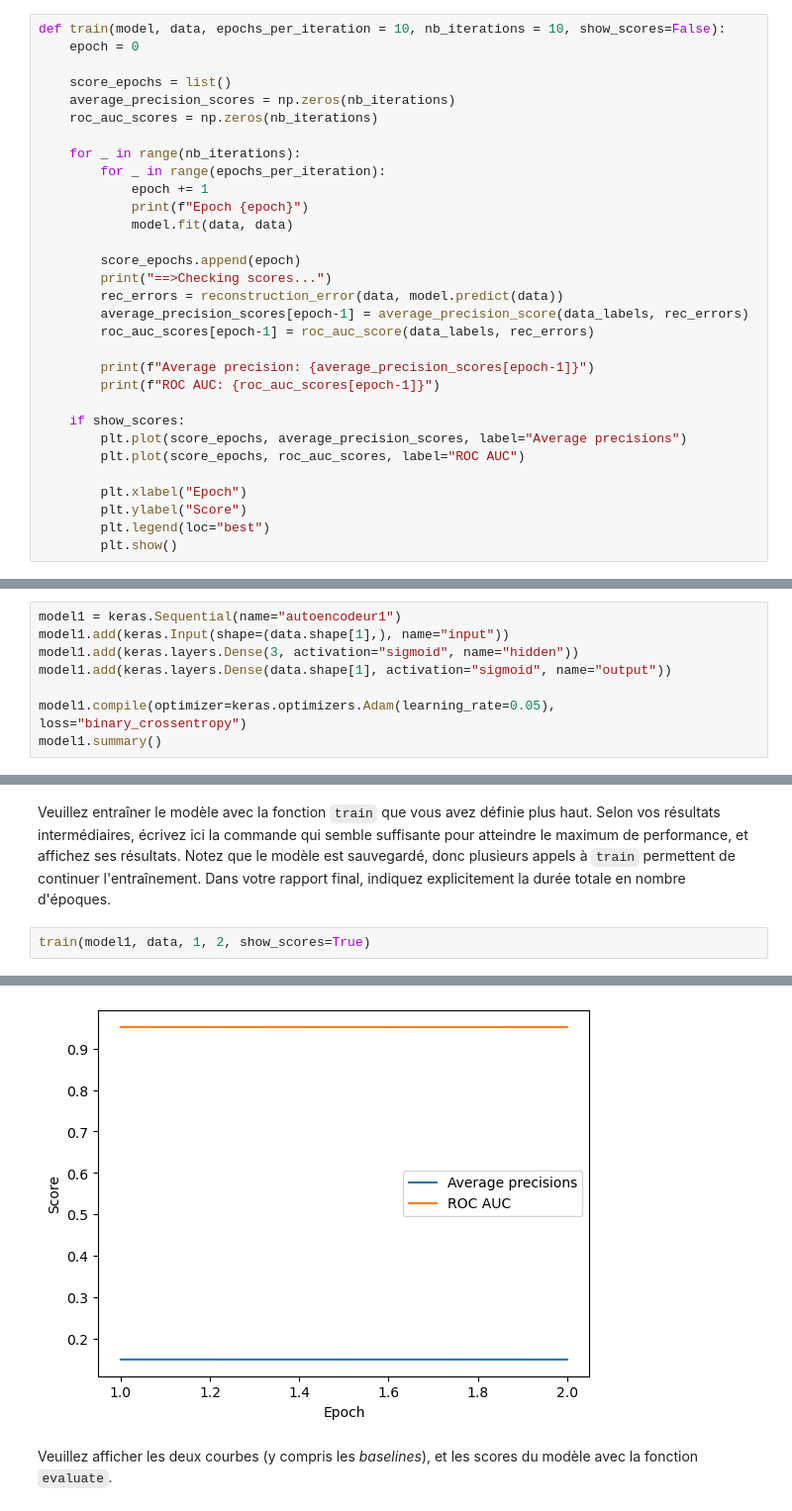
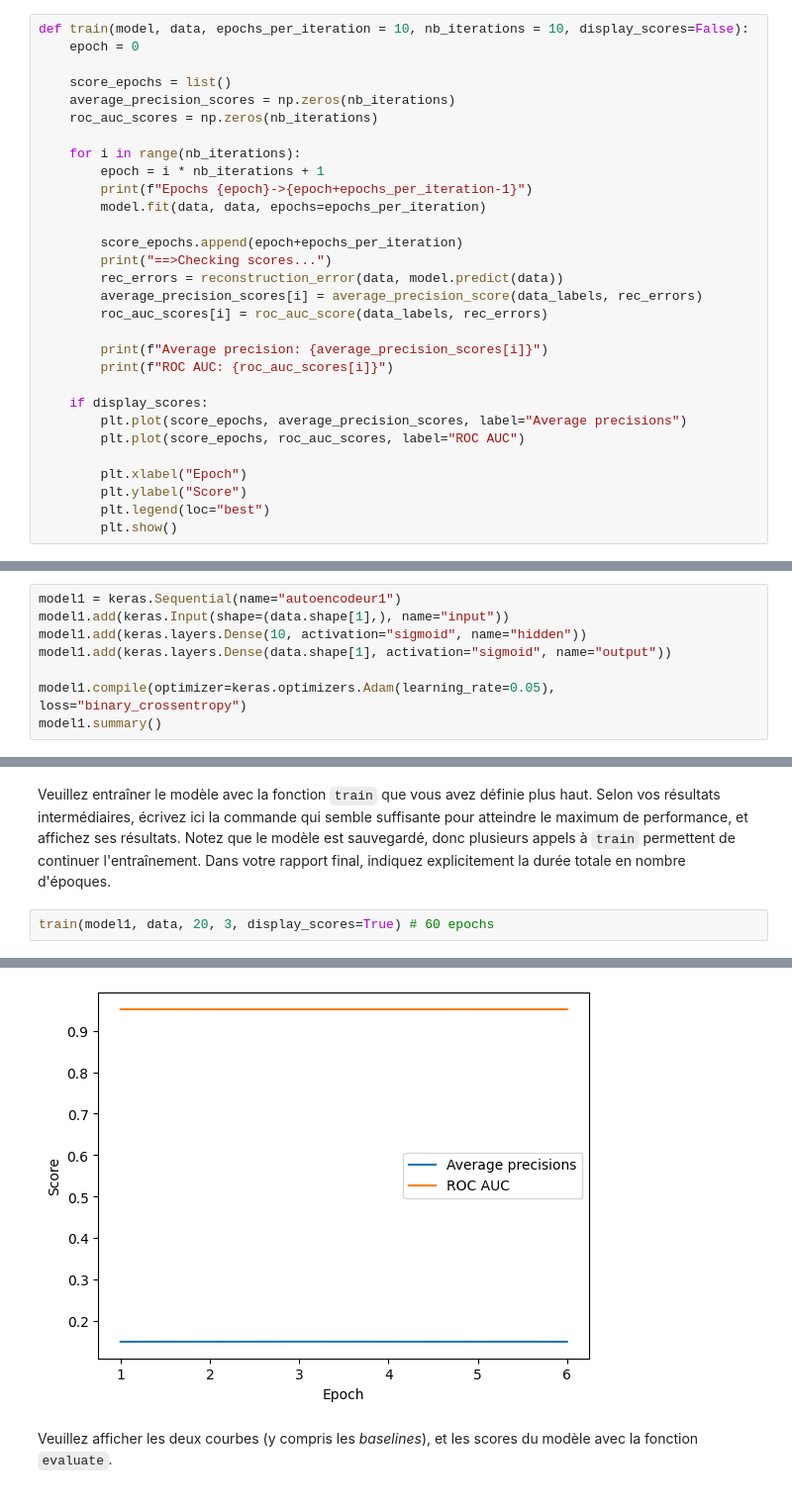
Before and after one commit to HUART1848/APN_L6, a Jupyter notebook: Labo6_Autoencodeurs_student.ipynb, the cells around one changed output, grey strips where cells are left out. Shown at 99% size. Drawn from its saved outputs; the diff is of its cells as text.

```diff
--- a/Labo6_Autoencodeurs_student.ipynb
+++ b/Labo6_Autoencodeurs_student.ipynb
@@ -214,29 +217,28 @@ Vous pouvez utiliser ces [méthodes de Keras](https://keras.io/api/models/model_
    * [model.fit(...)](https://keras.io/api/models/model_training_apis/#fit-method) pour lancer un certain nombre de pas d'entraînement (*backward pass*)
    * [model.predict(...)](https://keras.io/api/models/model_training_apis/#predict-method) pour exécuter le modèle sur des données et obtenir la sortie (*forward pass*)
 # %%
-def train(model, data, epochs_per_iteration = 10, nb_iterations = 10, show_scores=False):
+def train(model, data, epochs_per_iteration = 10, nb_iterations = 10, display_scores=False):
     epoch = 0
 
     score_epochs = list()
     average_precision_scores = np.zeros(nb_iterations)
     roc_auc_scores = np.zeros(nb_iterations)
 
-    for _ in range(nb_iterations):
-        for _ in range(epochs_per_iteration):
-            epoch += 1
-            print(f"Epoch {epoch}")
-            model.fit(data, data)
+    for i in range(nb_iterations):
+        epoch = i * nb_iterations + 1
+        print(f"Epochs {epoch}->{epoch+epochs_per_iteration-1}")
+        model.fit(data, data, epochs=epochs_per_iteration)
 
-        score_epochs.append(epoch)
+        score_epochs.append(epoch+epochs_per_iteration)
         print("==>Checking scores...")
         rec_errors = reconstruction_error(data, model.predict(data))
-        average_precision_scores[epoch-1] = average_precision_score(data_labels, rec_errors)
-        roc_auc_scores[epoch-1] = roc_auc_score(data_labels, rec_errors)
+        average_precision_scores[i] = average_precision_score(data_labels, rec_errors)
+        roc_auc_scores[i] = roc_auc_score(data_labels, rec_errors)
 
-        print(f"Average precision: {average_precision_scores[epoch-1]}")
-        print(f"ROC AUC: {roc_auc_scores[epoch-1]}")
+        print(f"Average precision: {average_precision_scores[i]}")
+        print(f"ROC AUC: {roc_auc_scores[i]}")
 
-    if show_scores:
+    if display_scores:
         plt.plot(score_epochs, average_precision_scores, label="Average precisions")
         plt.plot(score_epochs, roc_auc_scores, label="ROC AUC")
 
@@ -259,7 +261,7 @@ Veuillez définir en Keras un autoencodeur à trois couches, avec une couche de
 # %%
 model1 = keras.Sequential(name="autoencodeur1")
 model1.add(keras.Input(shape=(data.shape[1],), name="input"))
-model1.add(keras.layers.Dense(3, activation="sigmoid", name="hidden"))
+model1.add(keras.layers.Dense(10, activation="sigmoid", name="hidden"))
 model1.add(keras.layers.Dense(data.shape[1], activation="sigmoid", name="output"))
 
 model1.compile(optimizer=keras.optimizers.Adam(learning_rate=0.05), loss="binary_crossentropy")
@@ -285,5 +287,5 @@ _________________________________________________________________
 # %% [markdown]
 Veuillez entraîner le modèle avec la fonction `train` que vous avez définie plus haut.  Selon vos résultats intermédiaires, écrivez ici la commande qui semble suffisante pour atteindre le maximum de performance, et affichez ses résultats.  Notez que le modèle est sauvegardé, donc plusieurs appels à `train` permettent de continuer l'entraînement.  Dans votre rapport final, indiquez explicitement la durée totale en nombre d'époques.
 # %%
-train(model1, data, 1, 2, show_scores=True)
+train(model1, data, 20, 3, display_scores=True) # 60 epochs
 # %% [output]
@@ -302,4 +309,4 @@ ROC AUC: 0.952229670829146
-[figure, old version]
+[figure, new version]
 # %% [markdown]
 Veuillez afficher les deux courbes (y compris les *baselines*), et les scores du modèle avec la fonction `evaluate`.
 # %%
```
Also changed, not shown: parts of 9 cells of this notebook.
